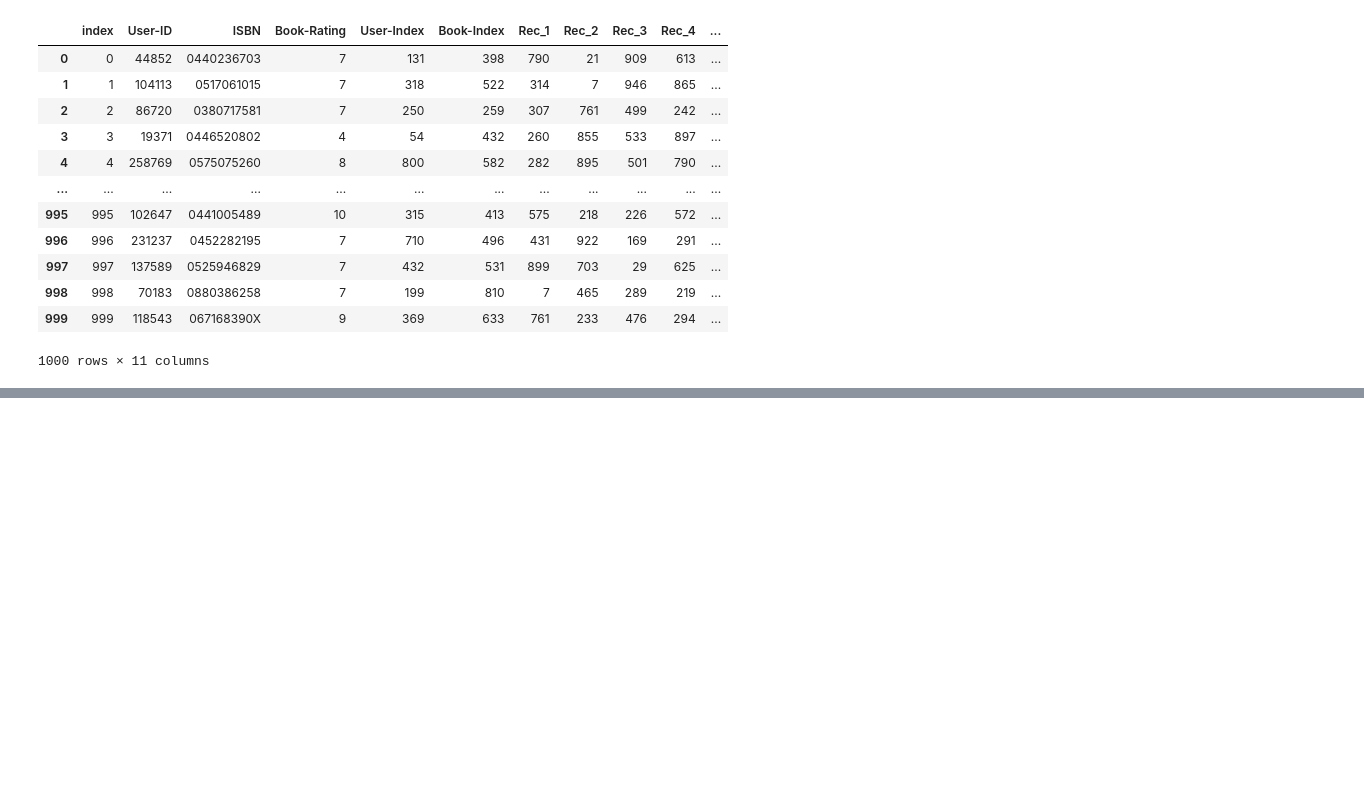
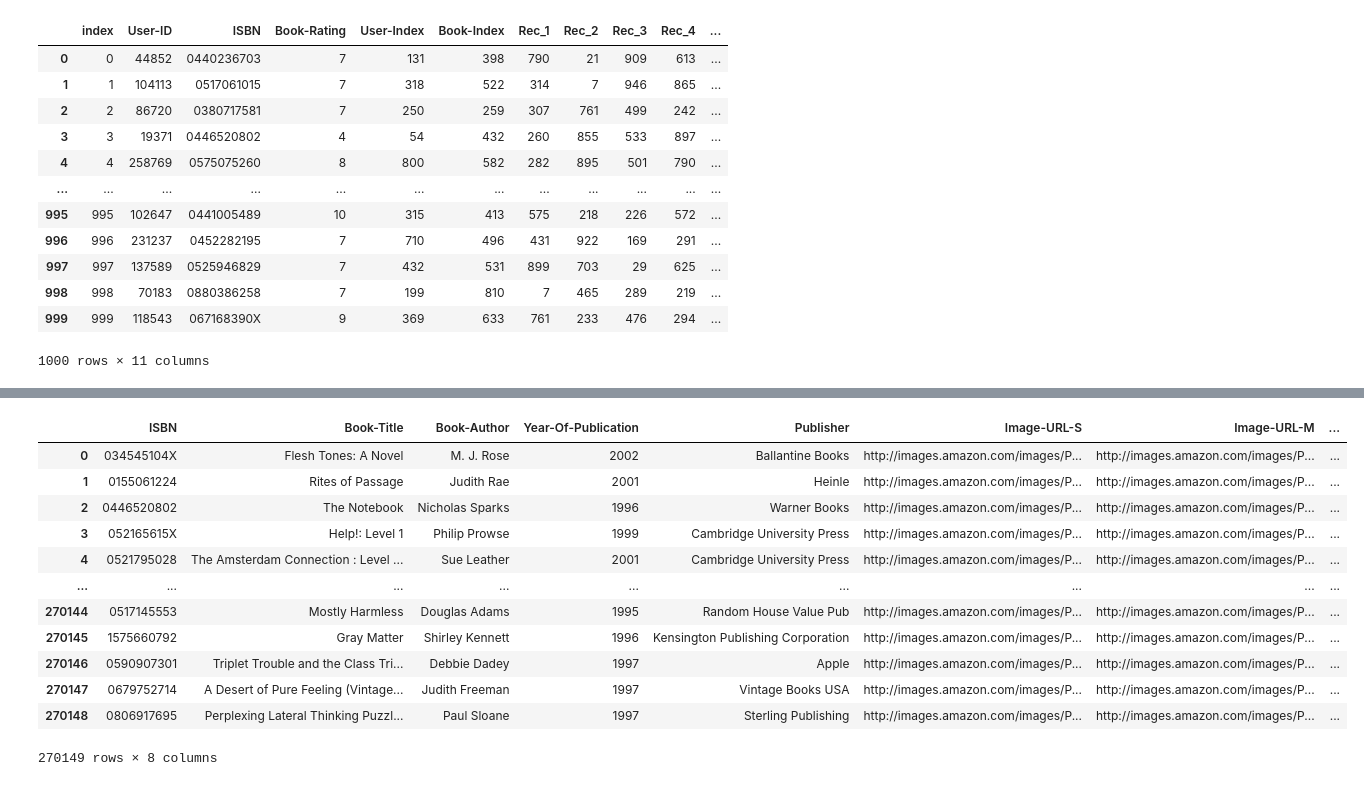
Before and after one commit to hyunji0618/BayesianBookRecommender, a Jupyter notebook: UserStuff.ipynb, the cells around one changed output, grey strips where cells are left out. Drawn from its saved outputs; the diff is of its cells as text; code cells hidden in the pictures; blank space fills up the shorter version.

```diff
--- a/UserStuff.ipynb
+++ b/UserStuff.ipynb
@@ -55,0 +75,17 @@ random_users_books = raw_df[raw_df['User-ID']== random_user][['ISBN','Book-Ratin
+# %%
+book_data = pd.read_csv(r"books_updated.csv")
+book_data
+# %% [output]
+|  | ISBN | Book-Title | Book-Author | Year-Of-Publication | Publisher | Image-URL-S | Image-URL-M | ... |
+| 0 | 034545104X | Flesh Tones: A Novel | M. J. Rose | 2002 | Ballantine Books | http://images.amazon.com/images/P... | http://images.amazon.com/images/P... | ... |
+| 1 | 0155061224 | Rites of Passage | Judith Rae | 2001 | Heinle | http://images.amazon.com/images/P... | http://images.amazon.com/images/P... | ... |
+| 2 | 0446520802 | The Notebook | Nicholas Sparks | 1996 | Warner Books | http://images.amazon.com/images/P... | http://images.amazon.com/images/P... | ... |
+| 3 | 052165615X | Help!: Level 1 | Philip Prowse | 1999 | Cambridge University Press | http://images.amazon.com/images/P... | http://images.amazon.com/images/P... | ... |
+| 4 | 0521795028 | The Amsterdam Connection : Level ... | Sue Leather | 2001 | Cambridge University Press | http://images.amazon.com/images/P... | http://images.amazon.com/images/P... | ... |
+| ... | ... | ... | ... | ... | ... | ... | ... | ... |
+| 270144 | 0517145553 | Mostly Harmless | Douglas Adams | 1995 | Random House Value Pub | http://images.amazon.com/images/P... | http://images.amazon.com/images/P... | ... |
+| 270145 | 1575660792 | Gray Matter | Shirley Kennett | 1996 | Kensington Publishing Corporation | http://images.amazon.com/images/P... | http://images.amazon.com/images/P... | ... |
+| 270146 | 0590907301 | Triplet Trouble and the Class Tri... | Debbie Dadey | 1997 | Apple | http://images.amazon.com/images/P... | http://images.amazon.com/images/P... | ... |
+| 270147 | 0679752714 | A Desert of Pure Feeling (Vintage... | Judith Freeman | 1997 | Vintage Books USA | http://images.amazon.com/images/P... | http://images.amazon.com/images/P... | ... |
+| 270148 | 0806917695 | Perplexing Lateral Thinking Puzzl... | Paul Sloane | 1997 | Sterling Publishing | http://images.amazon.com/images/P... | http://images.amazon.com/images/P... | ... |
+270149 rows × 8 columns
```
Also changed, not shown: parts of 6 cells of this notebook.
